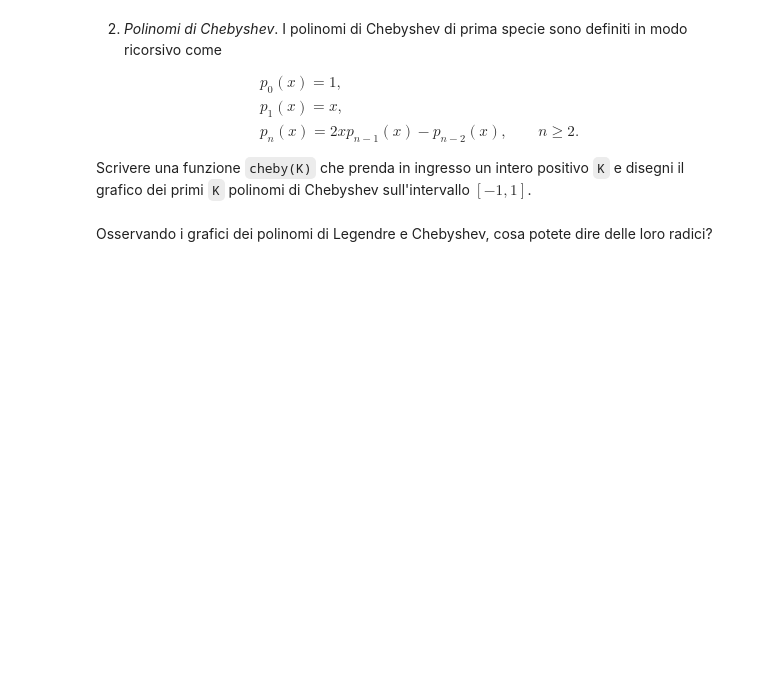
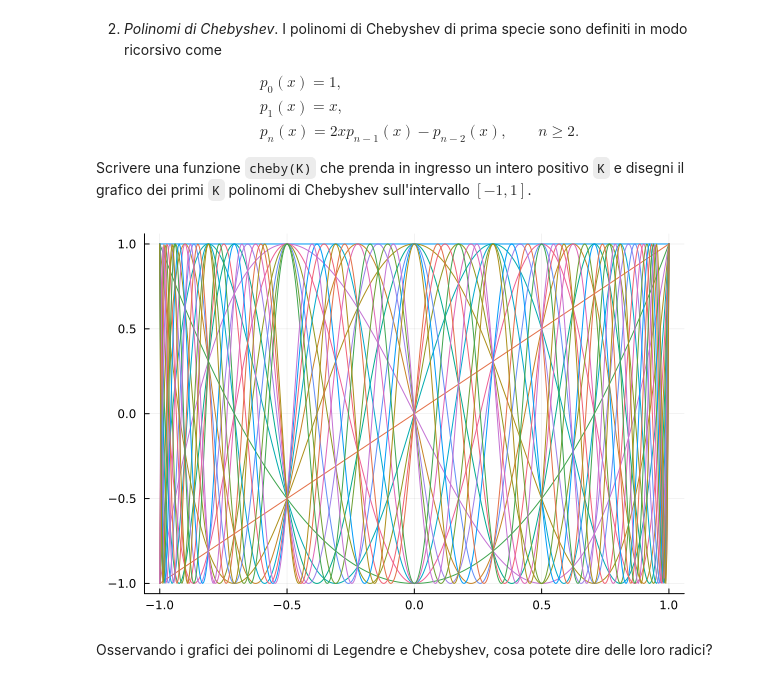
Before and after one commit to eroico378/prova, a Jupyter notebook: 05-polinomi.ipynb, the cells around one changed output. Cells and saved outputs as stored; diff of their text form; code cells hidden in the pictures; blank space fills up the shorter version.

```diff
--- a/05-polinomi.ipynb
+++ b/05-polinomi.ipynb
@@ -299,6 +291,46 @@ I polinomi di Chebyshev di prima specie sono definiti in modo ricorsivo come
 \end{eqnarray*}
 
 Scrivere una funzione `cheby(K)` che prenda in ingresso un intero positivo `K` e disegni il grafico dei primi `K` polinomi di Chebyshev sull'intervallo $[-1,1]$.
+# %%
+function cheby(k)
+
+s= range(-1, 1, length=500)
+xp= Polynomial([0, 1])
+
+if k>=0
+
+f1=Polynomial([1])
+p = plot(s, f1.(s), legend=false)
+
+end
+
+if k>0
+f2=Polynomial([0, 1])
+plot!(p, s, f2.(s))
+end
+
+f3=Polynomial()
+
+for i in 2:k
+
+
+f3=2*xp*f2-f1
+f1=f2
+f2=f3
+
+    plot!(p, s, f3.(s))
+
+end
+
+
+display(p)
+
+
+end
+
+cheby(20)
+# %% [output]
+[figure, added]
 # %% [markdown]
 Osservando i grafici dei polinomi di Legendre e Chebyshev, cosa potete dire delle loro radici?
 # %% [markdown]
```
Also changed, not shown: parts of 1 cell of this notebook.
